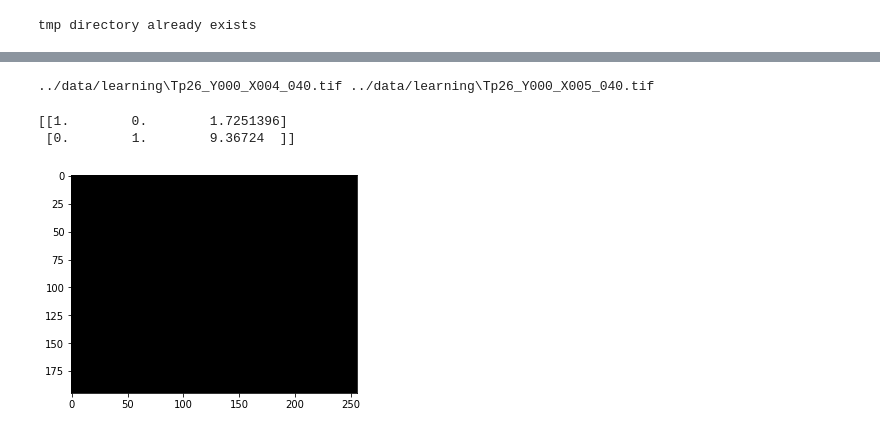
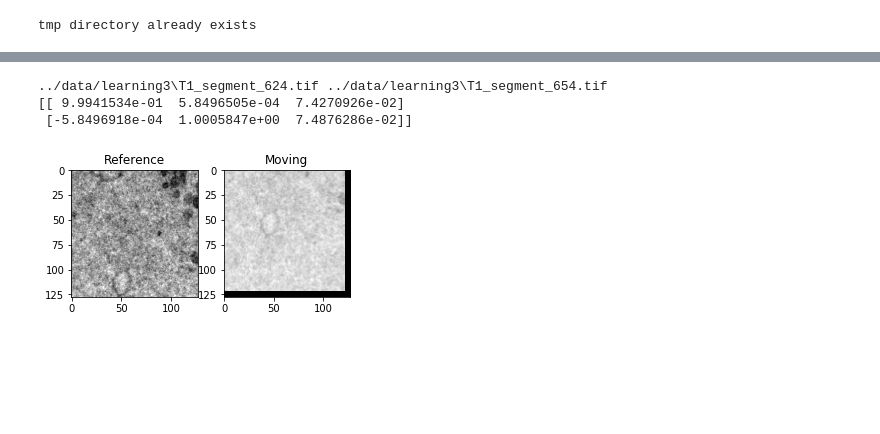
Before and after one commit to tristaaan/stitch-eval, a Jupyter notebook: notebooks/learning-method.ipynb, the cells around one changed output, grey strips where cells are left out. Saved outputs shown, nothing was run; the diff lists cells and outputs as text; code cells hidden in the pictures; blank space fills up the shorter version.

Commit message:
updates, to learning method, still not functional

```diff
--- a/notebooks/learning-method.ipynb
+++ b/notebooks/learning-method.ipynb
@@ -41,7 +41,7 @@ def load_img_paths(target):
     return glob.glob(target + '/*.tif')
 
 data_dir = r'../data'
-original_data_dir = data_dir + ('/learning')
+original_data_dir = data_dir + ('/learning3')
 all_files = pd.DataFrame(load_img_paths(original_data_dir))
 train_paths = all_files[0].values.tolist()
 train_paths[:5]
@@ -164,12 +223,15 @@ def aspect_resize(newsize, shape):
     return (int(shape[0] / (shape[1] / newsize)), newsize, 1)
 
 orig_shape = imread(train_paths[0]).shape
-img_size = aspect_resize(256, orig_shape)
+img_size = aspect_resize(128, orig_shape)
 
-my_model = my_DLIR(img_size, conv_layers=6)
+if len(img_size) == 2:
+    img_size = (*img_size, 1)
+
+my_model = my_DLIR(img_size, conv_layers=5)
 lr = 1e-4
-my_model.compile(loss='mse', optimizer=Adam(lr=lr))
-# my_model.compile(loss=correlation_coefficient_loss, optimizer=Adam(lr=lr))
+# my_model.compile(loss='mse', optimizer=Adam(lr=lr))
+my_model.compile(loss=NCC().loss, optimizer=Adam(lr=lr))
 # my_model.compile(loss=SSD_loss, optimizer=Adam(lr=lr))
 my_model.summary()
 # %% [output]
@@ -312,8 +409,8 @@ history = LossHistory()
 # %% [output]
 tmp directory already exists
 # %%
-batch_size = 2
-epochs     = 10
+batch_size = 16
+epochs     = 50
 
 training_generator   = AugmentedDataGenerator(train_paths, batch_size, img_size)
 # training_generator   = DataGenerator(train_paths, batch_size, img_size)
@@ -366,27 +466,37 @@ plt.show()
-# %%
-f1 = train_paths[4]
-f2 = train_paths[5]
-print(f1,f2)
-
-im1 = resize(imread(f1), img_size).reshape(-1, *img_size)
-im2 = resize(imread(f2), img_size).reshape(-1, *img_size)
-# im2 = resize(rotate(imread(train_paths[1]), 10), img_size).reshape(-1, *img_size)
-
-im3 = my_model.predict([im1, im2])
-# %% [output]
-../data/learning\Tp26_Y000_X004_040.tif ../data/learning\Tp26_Y000_X005_040.tif
 # %%
+import random
+
+def show_registration(ref, mov):
+    fig, (a, b) = plt.subplots(1, 2, figsize=(5, 8))
+    a.imshow(ref, cmap='gray')
+    a.set_title('Reference')
+    b.imshow(mov, cmap='gray')
+    b.set_title('Moving')
+    plt.show()
+
+f1 = train_paths[random.randint(0, len(train_paths))]
+# f2 = train_paths[1]
+f2 = image_pair_coords_learning2(f1)
+
+im1 = resize(imread(f1), img_size).reshape(-1, *img_size)
+im2 = resize(imread(f2), img_size).reshape(-1, *img_size)
+# im2 = resize(rotate(imread(train_paths[1]), 10), img_size).reshape(-1, *img_size)
+
+im3 = my_model.predict([im1, im2])
+
 # a model which does not include the STN and outputs the predicted affine translation
 intermediate_model = Model(inputs=[my_model.get_layer('reference_input').input,
                                    my_model.get_layer('moving_input').input],
                            outputs=[my_model.get_layer('affine_params').output])
 M = intermediate_model.predict([im1, im2])[0].reshape(2,3)
 M[0,2] *= img_size[1]
 M[1,2] *= img_size[0]
+print(f1,f2)
 print(M)
-plt.imshow(im3[0][:,:,-1], cmap='gray')
-plt.show()
+# plt.imshow(im3[0][:,:,-1], cmap='gray')
+show_registration(im1[0][:,:,-1], im3[0][:,:,-1])
 # %% [output]
-[[1.        0.        1.7251396]
- [0.        1.        9.36724  ]]
+../data/learning3\T1_segment_624.tif ../data/learning3\T1_segment_654.tif
+[[ 9.9941534e-01  5.8496505e-04  7.4270926e-02]
+ [-5.8496918e-04  1.0005847e+00  7.4876286e-02]]
-[figure, old version]
+[figure, new version]
```
Also changed, not shown: parts of 8 cells of this notebook.
